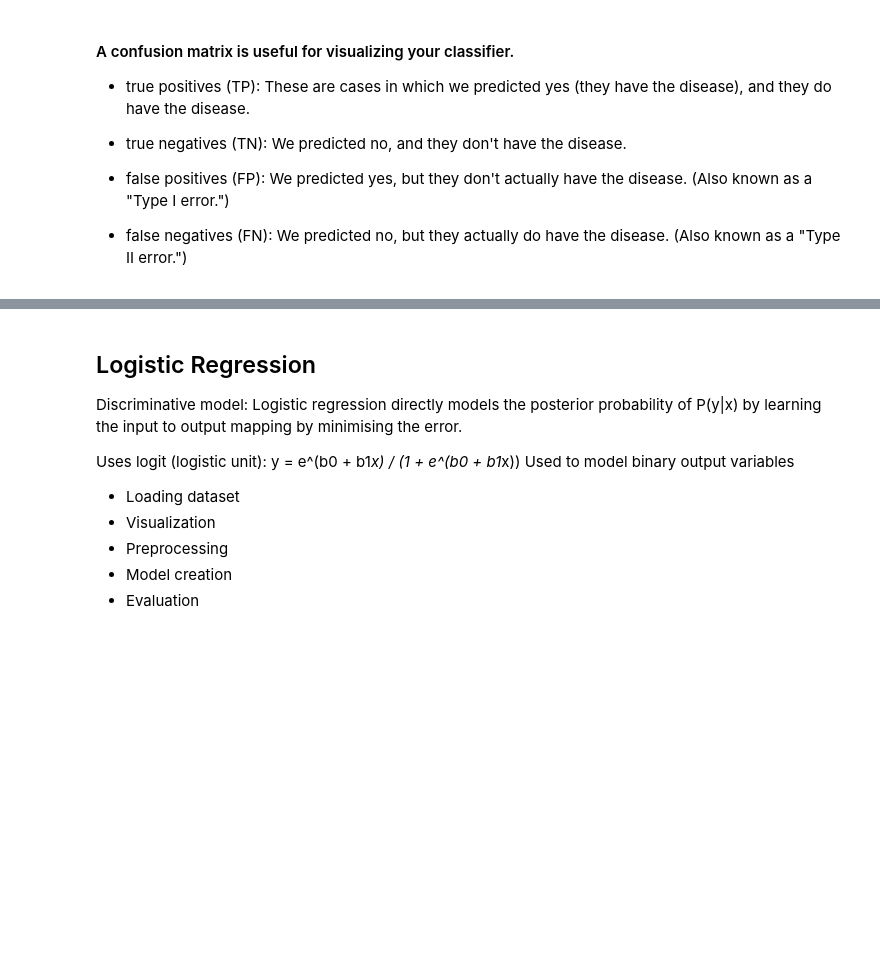
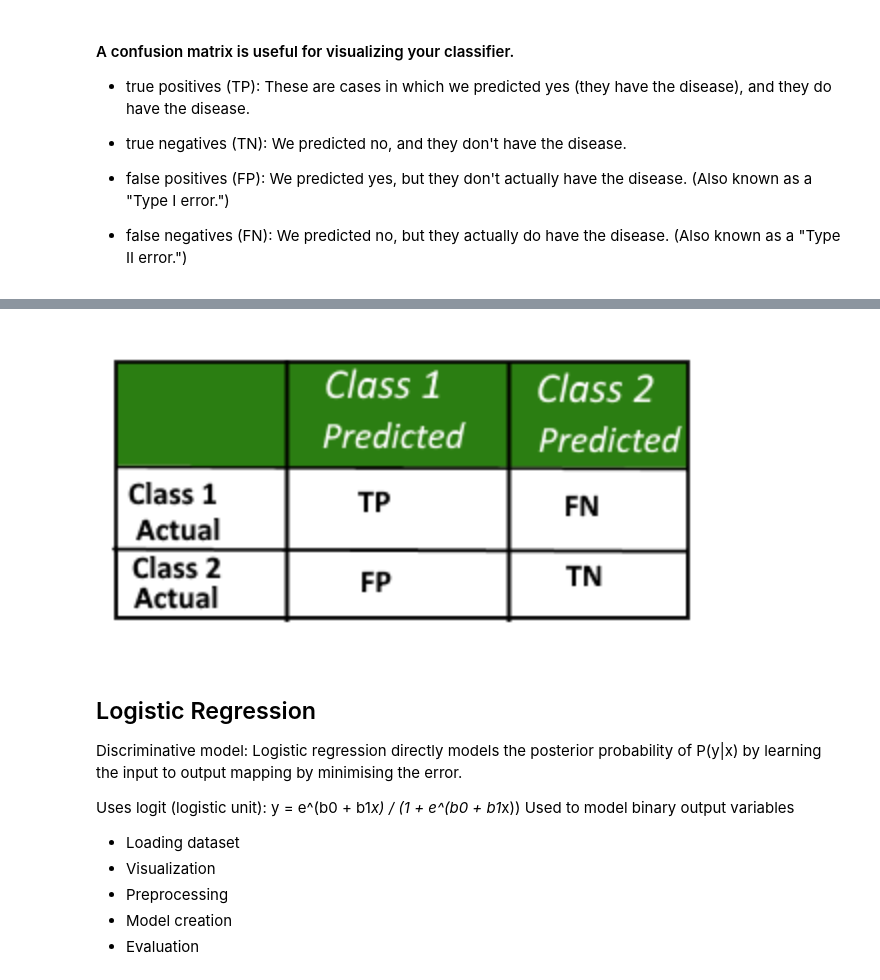
Before and after one commit to cfgong/data_science_nlp_demo, a Jupyter notebook: ML for NLP.ipynb, the cells around one changed output, grey strips where cells are left out. Drawn from its saved outputs; the diff is of its cells as text; code cells hidden in the pictures; blank space fills up the shorter version.

```diff
--- a/ML for NLP.ipynb
+++ b/ML for NLP.ipynb
@@ -217,3 +219,7 @@ plt.title("CONFUSION MATRIX - naive bayes\n", size=16);
+# %%
+Image(filename='data/confusionmatrix.png')
+# %% [output]
+[figure, added]
 # %% [markdown]
 ## Logistic Regression
 Discriminative model: Logistic regression directly models the posterior probability of P(y|x) by learning the input to output mapping by minimising the error.
```
Also changed, not shown: parts of 5 cells of this notebook, 1 other file.
